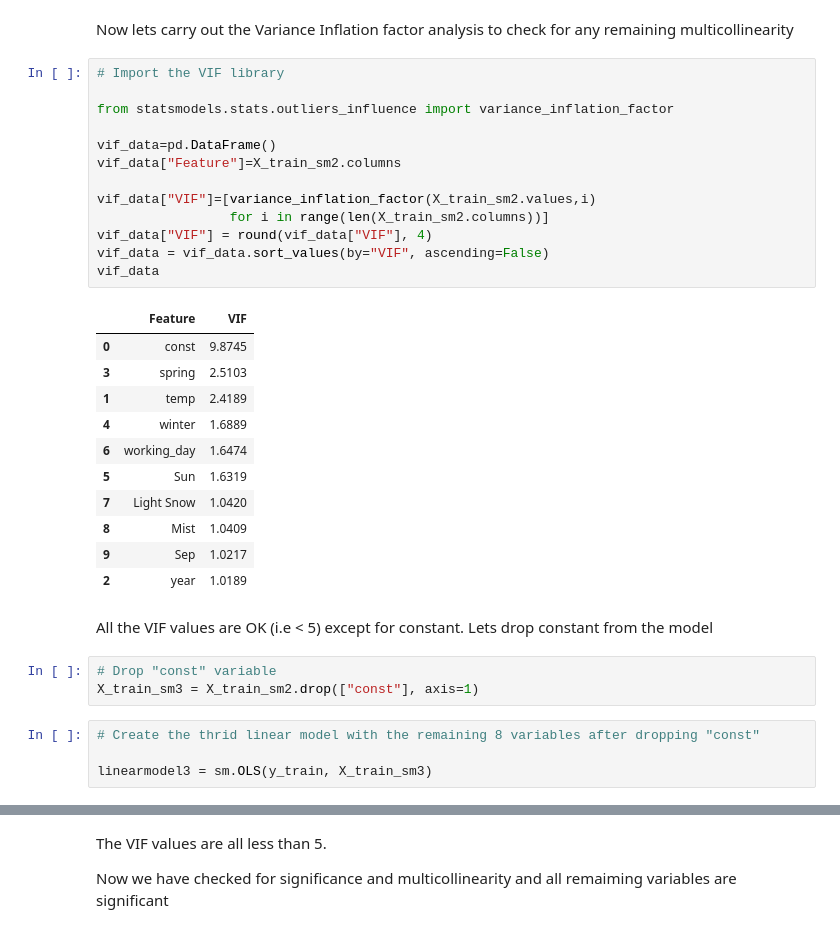
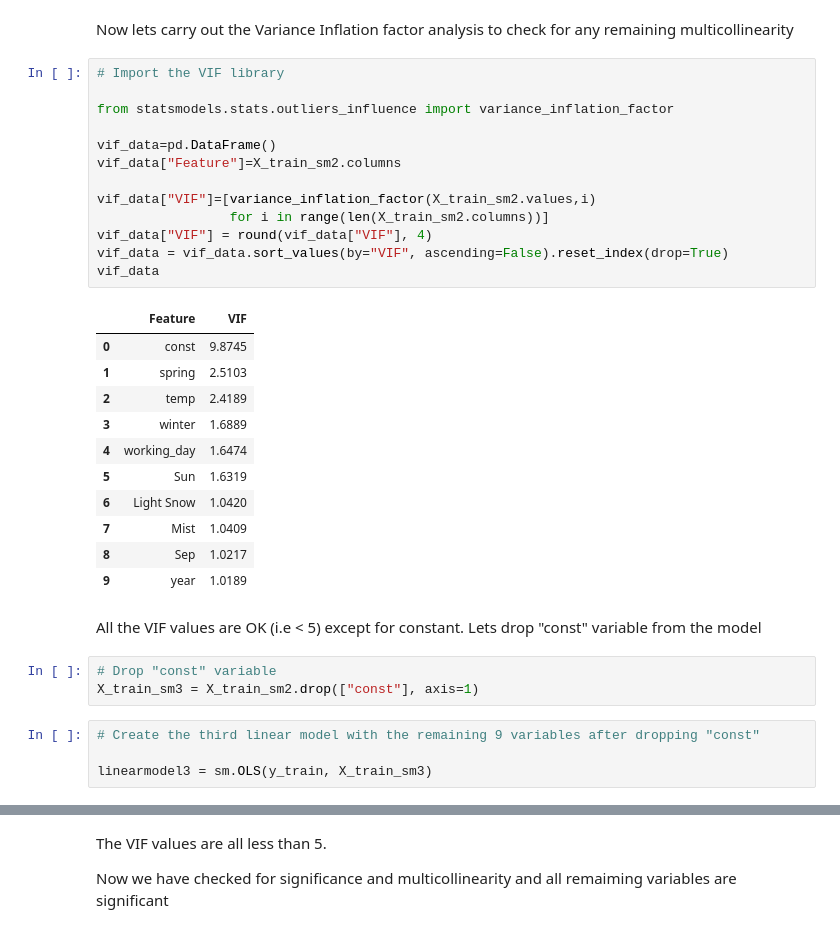
Before and after one commit to abym-droid/upgrad-bike-sharing-linear-regression-assignment, a Jupyter notebook: bike-sharing-model-abhishek-mukherjee.ipynb, the cells around one changed output, grey strips where cells are left out. Drawn from its saved outputs; the diff is of its cells as text.

```diff
--- a/bike-sharing-model-abhishek-mukherjee.ipynb
+++ b/bike-sharing-model-abhishek-mukherjee.ipynb
@@ -828,35 +830,35 @@ Now lets carry out the Variance Inflation factor analysis to check for any remai
 # %%
 # Import the VIF library
 
 from statsmodels.stats.outliers_influence import variance_inflation_factor
 
 vif_data=pd.DataFrame()
 vif_data["Feature"]=X_train_sm2.columns
 
 vif_data["VIF"]=[variance_inflation_factor(X_train_sm2.values,i)
                  for i in range(len(X_train_sm2.columns))]
 vif_data["VIF"] = round(vif_data["VIF"], 4)
-vif_data = vif_data.sort_values(by="VIF", ascending=False)
+vif_data = vif_data.sort_values(by="VIF", ascending=False).reset_index(drop=True)
 vif_data
 # %% [output]
 |  | Feature | VIF |
 | 0 | const | 9.8745 |
-| 3 | spring | 2.5103 |
-| 1 | temp | 2.4189 |
-| 4 | winter | 1.6889 |
-| 6 | working_day | 1.6474 |
+| 1 | spring | 2.5103 |
+| 2 | temp | 2.4189 |
+| 3 | winter | 1.6889 |
+| 4 | working_day | 1.6474 |
 | 5 | Sun | 1.6319 |
-| 7 | Light Snow | 1.0420 |
-| 8 | Mist | 1.0409 |
-| 9 | Sep | 1.0217 |
-| 2 | year | 1.0189 |
+| 6 | Light Snow | 1.0420 |
+| 7 | Mist | 1.0409 |
+| 8 | Sep | 1.0217 |
+| 9 | year | 1.0189 |
 # %% [markdown]
-All the VIF values are OK (i.e < 5) except for constant. Lets drop constant from the model
+All the VIF values are OK (i.e < 5) except for constant. Lets drop "const" variable from the model
 # %%
 # Drop "const" variable
 X_train_sm3 = X_train_sm2.drop(["const"], axis=1)
 # %%
-# Create the thrid linear model with the remaining 8 variables after dropping "const"
+# Create the third linear model with the remaining 9 variables after dropping "const"
 
 linearmodel3 = sm.OLS(y_train, X_train_sm3)
 # %%
```
Also changed, not shown: parts of 35 cells of this notebook, 2 other files.
